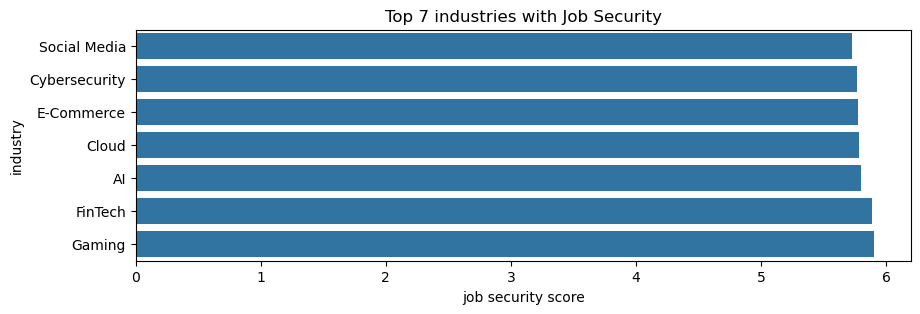
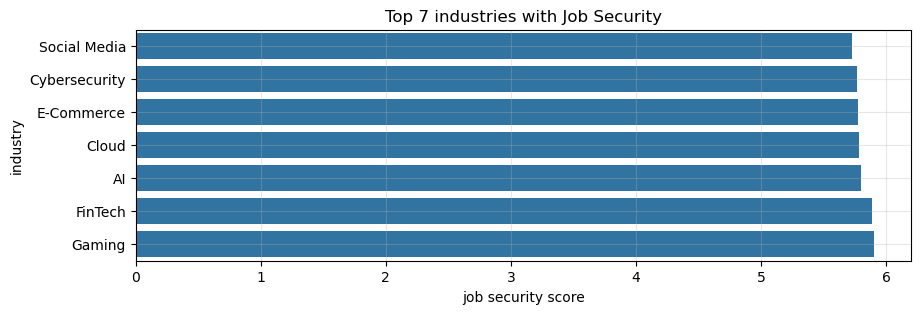
Code edit (unified diff) that turned the first committed figure into the second:
--- before
+++ after
@@ -6,4 +6,5 @@
 )
 
+plt.grid(alpha=0.3)
 plt.title("Top 7 industries with Job Security")
 plt.xlabel("job security score")

Commit: initial commit